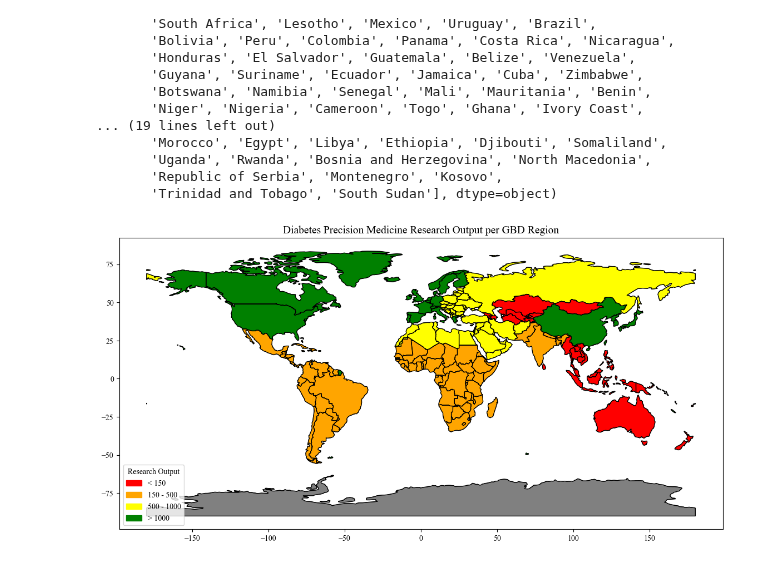
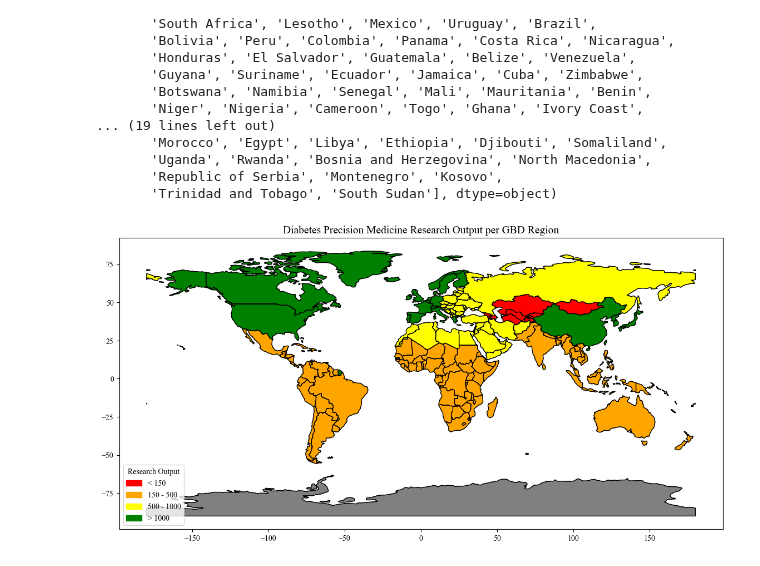
Before and after one commit to chroniq-lab/equity_precision_llm, a Jupyter notebook: preprocessing/creating world map of research output.ipynb, the cells around one changed output. Cells and saved outputs as stored; diff of their text form; code cells hidden in the pictures.

```diff
--- a/preprocessing/creating world map of research output.ipynb
+++ b/preprocessing/creating world map of research output.ipynb
@@ -60,7 +60,7 @@ array(['Fiji', 'United Republic of Tanzania', 'Western Sahara', 'Canada',
 # Research output data
 data = {
     "GBD Region": ["Central Asia", "Central and Eastern Europe", "East Asia", "Latin America & Caribbean", "Middle East & North Africa", "South East Asia & Pacific Islands", "South Asia", "Sub Saharan Africa", "North America", "Western Europe"],
-    "Diabetes Precision Medicine Research Output": [36, 632, 2168, 210, 507, 141, 253, 155, 5120, 3164]
+    "Diabetes Precision Medicine Research Output": [38, 675, 2374, 398, 525, 178, 418, 177, 5255, 3216]
 }
 df = pd.DataFrame(data)
 
@@ -114,31 +114,31 @@ def categorize_output(value):
 # Merge research output data with world GeoDataFrame
 # Flatten the gbd_to_countries dictionary
 country_to_output = {country: output for region, output in zip(df["GBD Region"], df["Diabetes Precision Medicine Research Output"]) for country in gbd_to_countries[region]}
 
 # Create a new column in the world GeoDataFrame for research output
 world["Diabetes Precision Medicine Research Output"] = world["SOVEREIGNT"].map(country_to_output)
 
 # Apply the function to create a new column for color mapping
 world["color"] = world["Diabetes Precision Medicine Research Output"].apply(lambda x: categorize_output(x) if pd.notnull(x) else 'gray')
 
 # Plot the world map with research output
 fig, ax = plt.subplots(figsize=(14, 7))
 world.boundary.plot(ax=ax, linewidth=0.5, color="black")
 world.plot(ax=ax, color=world["color"], edgecolor="black")
 
 # Custom legend
 legend_patches = [
     mpatches.Patch(color='red', label='< 150'),
     mpatches.Patch(color='orange', label='150 - 500'),
     mpatches.Patch(color='yellow', label='500 - 1000'),
     mpatches.Patch(color='green', label='> 1000')
 ]
 ax.legend(handles=legend_patches, title="Research Output", loc='lower left')
 
 # Add title
 plt.title("Diabetes Precision Medicine Research Output per GBD Region", fontsize=14)
 
 # Show the plot
 plt.show()
 # %% [output]
-[figure, old version]
+[figure, new version]
```
Also changed, not shown: 1 other file.
